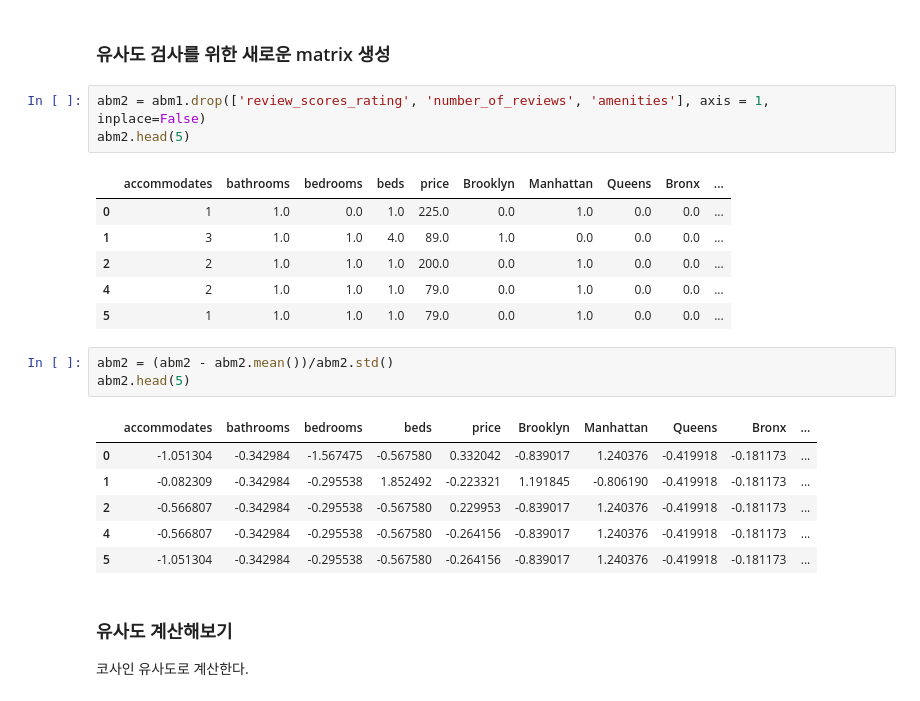
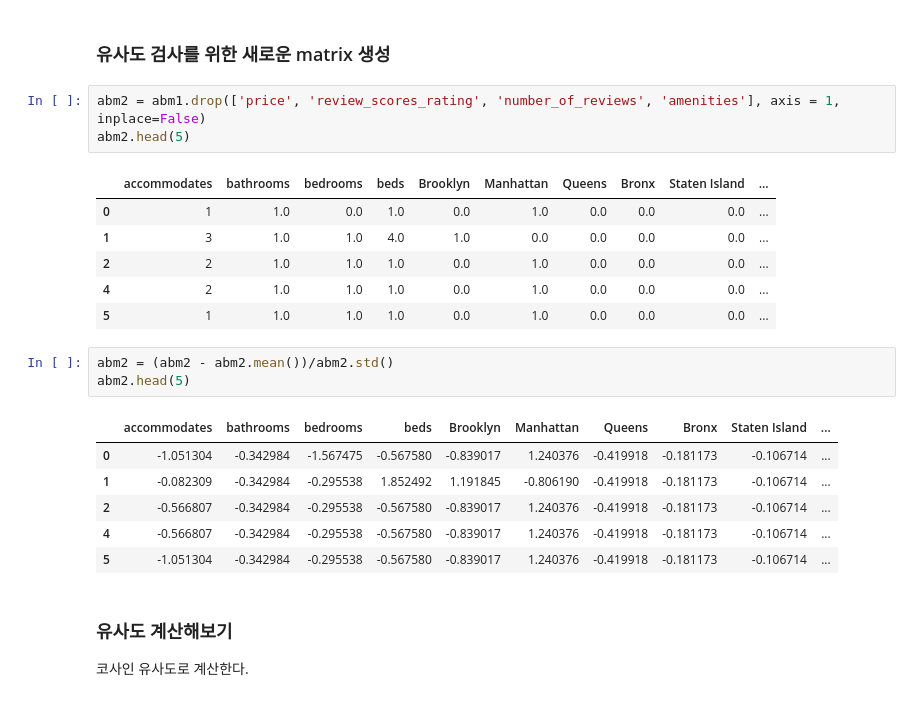
Before and after one commit to whitw/CAUBigdata, a Jupyter notebook: big-data-team-17-cau.ipynb, the cells around one changed output. Saved outputs shown, nothing was run; the diff lists cells and outputs as text.

```diff
--- a/big-data-team-17-cau.ipynb
+++ b/big-data-team-17-cau.ipynb
@@ -337,25 +338,25 @@ dtype: int64
 # %% [markdown]
 ### 유사도 검사를 위한 새로운 matrix 생성
 # %%
-abm2 = abm1.drop(['review_scores_rating', 'number_of_reviews', 'amenities'], axis = 1, inplace=False)
+abm2 = abm1.drop(['price', 'review_scores_rating', 'number_of_reviews', 'amenities'], axis = 1, inplace=False)
 abm2.head(5)
 # %% [output]
-|  | accommodates | bathrooms | bedrooms | beds | price | Brooklyn | Manhattan | Queens | Bronx | ... |
-| 0 | 1 | 1.0 | 0.0 | 1.0 | 225.0 | 0.0 | 1.0 | 0.0 | 0.0 | ... |
-| 1 | 3 | 1.0 | 1.0 | 4.0 | 89.0 | 1.0 | 0.0 | 0.0 | 0.0 | ... |
-| 2 | 2 | 1.0 | 1.0 | 1.0 | 200.0 | 0.0 | 1.0 | 0.0 | 0.0 | ... |
-| 4 | 2 | 1.0 | 1.0 | 1.0 | 79.0 | 0.0 | 1.0 | 0.0 | 0.0 | ... |
-| 5 | 1 | 1.0 | 1.0 | 1.0 | 79.0 | 0.0 | 1.0 | 0.0 | 0.0 | ... |
+|  | accommodates | bathrooms | bedrooms | beds | Brooklyn | Manhattan | Queens | Bronx | Staten Island | ... |
+| 0 | 1 | 1.0 | 0.0 | 1.0 | 0.0 | 1.0 | 0.0 | 0.0 | 0.0 | ... |
+| 1 | 3 | 1.0 | 1.0 | 4.0 | 1.0 | 0.0 | 0.0 | 0.0 | 0.0 | ... |
+| 2 | 2 | 1.0 | 1.0 | 1.0 | 0.0 | 1.0 | 0.0 | 0.0 | 0.0 | ... |
+| 4 | 2 | 1.0 | 1.0 | 1.0 | 0.0 | 1.0 | 0.0 | 0.0 | 0.0 | ... |
+| 5 | 1 | 1.0 | 1.0 | 1.0 | 0.0 | 1.0 | 0.0 | 0.0 | 0.0 | ... |
 # %%
 abm2 = (abm2 - abm2.mean())/abm2.std()
 abm2.head(5)
 # %% [output]
-|  | accommodates | bathrooms | bedrooms | beds | price | Brooklyn | Manhattan | Queens | Bronx | ... |
-| 0 | -1.051304 | -0.342984 | -1.567475 | -0.567580 | 0.332042 | -0.839017 | 1.240376 | -0.419918 | -0.181173 | ... |
-| 1 | -0.082309 | -0.342984 | -0.295538 | 1.852492 | -0.223321 | 1.191845 | -0.806190 | -0.419918 | -0.181173 | ... |
-| 2 | -0.566807 | -0.342984 | -0.295538 | -0.567580 | 0.229953 | -0.839017 | 1.240376 | -0.419918 | -0.181173 | ... |
-| 4 | -0.566807 | -0.342984 | -0.295538 | -0.567580 | -0.264156 | -0.839017 | 1.240376 | -0.419918 | -0.181173 | ... |
-| 5 | -1.051304 | -0.342984 | -0.295538 | -0.567580 | -0.264156 | -0.839017 | 1.240376 | -0.419918 | -0.181173 | ... |
+|  | accommodates | bathrooms | bedrooms | beds | Brooklyn | Manhattan | Queens | Bronx | Staten Island | ... |
+| 0 | -1.051304 | -0.342984 | -1.567475 | -0.567580 | -0.839017 | 1.240376 | -0.419918 | -0.181173 | -0.106714 | ... |
+| 1 | -0.082309 | -0.342984 | -0.295538 | 1.852492 | 1.191845 | -0.806190 | -0.419918 | -0.181173 | -0.106714 | ... |
+| 2 | -0.566807 | -0.342984 | -0.295538 | -0.567580 | -0.839017 | 1.240376 | -0.419918 | -0.181173 | -0.106714 | ... |
+| 4 | -0.566807 | -0.342984 | -0.295538 | -0.567580 | -0.839017 | 1.240376 | -0.419918 | -0.181173 | -0.106714 | ... |
+| 5 | -1.051304 | -0.342984 | -0.295538 | -0.567580 | -0.839017 | 1.240376 | -0.419918 | -0.181173 | -0.106714 | ... |
 # %% [markdown]
 ### 유사도 계산해보기
 코사인 유사도로 계산한다.
```
Also changed, not shown: parts of 14 cells of this notebook.
